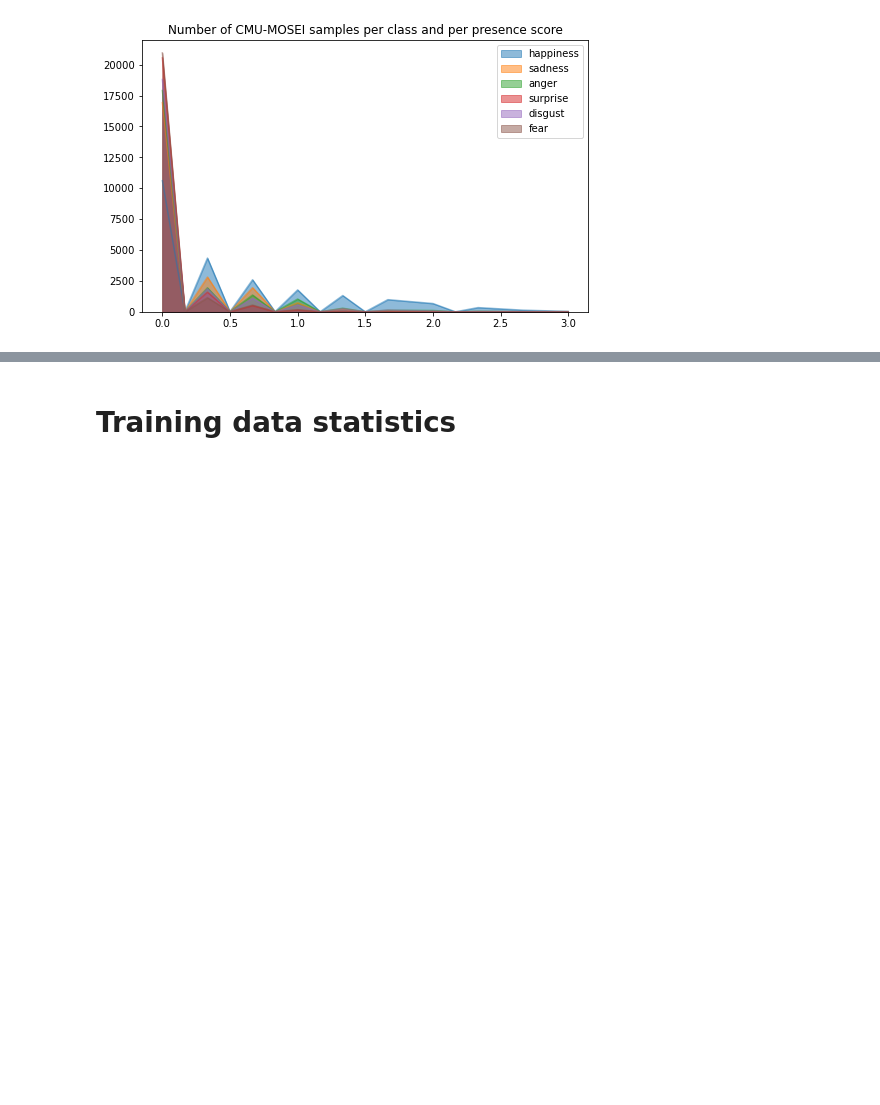
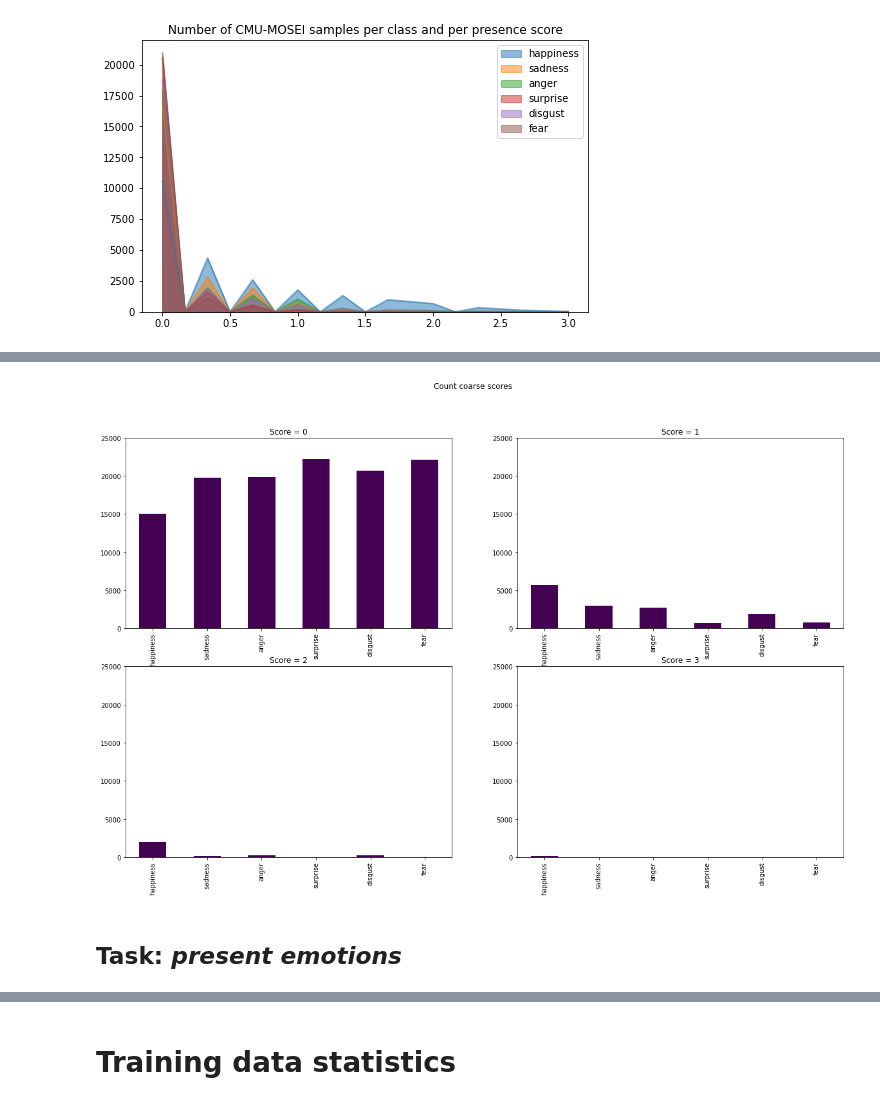
Before and after one commit to helenetran3/MCF-EmoLIS, a Jupyter notebook: label_statistics.ipynb, the cells around one changed output, grey strips where cells are left out. Drawn from its saved outputs; the diff is of its cells as text; code cells hidden in the pictures; blank space fills up the shorter version.

Commit message:
Add coarse score statistics for the whole dataset

```diff
--- a/label_statistics.ipynb
+++ b/label_statistics.ipynb
@@ -102,3 +102,6 @@ Shape for train labels: (16314, 6)
 Shape for valid labels: (1870, 6)
 Shape for test labels: (4652, 6)
 Shape for all labels: (22836, 6)
+# %%
+y_train_array_coa, y_valid_array_coa, y_test_array_coa, y_all_array_coa = \
+get_all_y_fold_array(param_task, "coarse", all_scores)
@@ -253,0 +252,3 @@ df_all_pres.iloc[1].plot(kind='bar', colormap='viridis')
+# %%
+df_all_coa = count_pairs_emotion_presence_score(y_all_array_coa, [0,1,2,3])
+df_all_coa
@@ -253,0 +261,16 @@ df_all_pres.iloc[1].plot(kind='bar', colormap='viridis')
+# %%
+def plot_boxplot():
+    fig, axs = plt.subplots(2, 2, figsize=(20,12))
+    for i in range(4):
+        ax_i = axs[i//2, i%2]
+        df_all_coa.iloc[i].plot(ax=ax_i, kind='bar', colormap='viridis')
+        ax_i.set_title("Score = {}".format(i))
+        ax_i.set_ylim([0,25000])
+    fig.suptitle("Count coarse scores")
+    plt.show()
+
+plot_boxplot()
+# %% [output]
+[figure, added]
+# %% [markdown]
+## Task: *present emotions*
```
Also changed, not shown: parts of 65 cells of this notebook.
